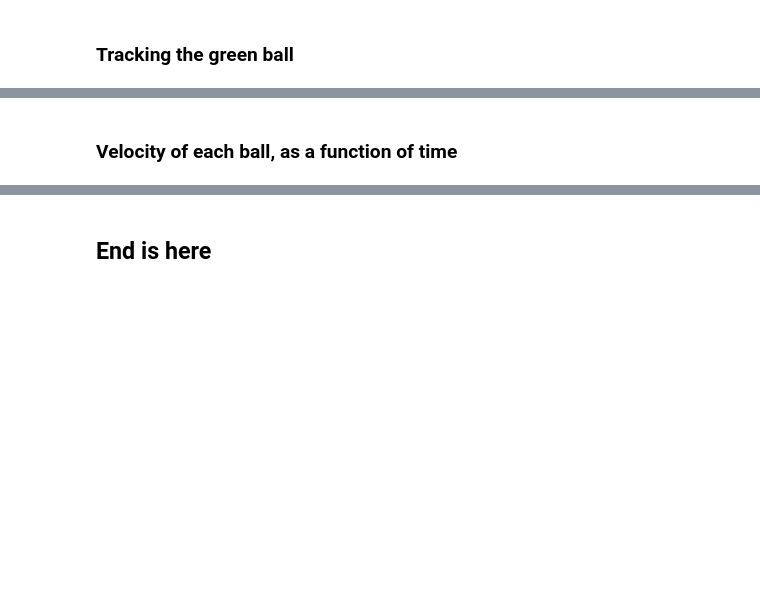
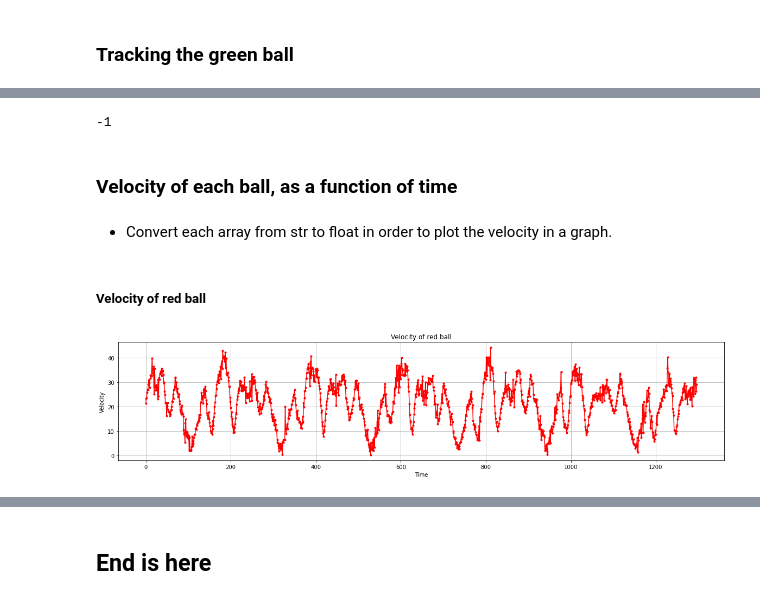
Before and after one commit to GayaGorodecki/JugglingTracker_Python, a Jupyter notebook: Juggling_Project.ipynb, the cells around one changed output, grey strips where cells are left out. Drawn from its saved outputs; the diff is of its cells as text; code cells hidden in the pictures; blank space fills up the shorter version.

```diff
--- a/Juggling_Project.ipynb
+++ b/Juggling_Project.ipynb
@@ -175,16 +267,17 @@ print(len(ballContours))
 # %%
 def blueDraw(blueMask):
+
     contours, _ = cv2.findContours(blueMask, cv2.RETR_EXTERNAL, cv2.CHAIN_APPROX_SIMPLE)
     ballContours = []
     for i in range(len(contours)):
         M = cv2.moments(contours[i])
-        if (M['m00'])>100:
+        if (M['m00'])>120: # contourArea
             ballContours.append(contours[i])
             blueBall = ballContours[0]
             (x,y),_ = cv2.minEnclosingCircle(blueBall)
             center = (int(x),int(y))
-            cv2.circle(frame,center,radiusBlue,(255,255,255),2, lineType=cv2.LINE_AA)
-            cv2.imshow('Blue',frame) # display frame in a window
+            cv2.circle(frame,center,radiusBlue,(255,255,255),2,lineType=cv2.LINE_AA)
+
     return (x,y)
 # %%
 cap = cv2.VideoCapture('P4_juggling.mov')
@@ -328,14 +425,16 @@ cv2.waitKey(1)
 # %%
 def build_mask(frame):
+
     redMask = buildRedMask(frame)
-    blueMask = buildBlueMask(frame)
+    blueMask = buildBlueMaskForTracking(frame)
     greenMask = buildGreenMask(frame)
+
     return redMask, blueMask, greenMask
 # %%
 def draw_overlay(redMask, blueMask, greenMask):
+
     (x_red,y_red) = redDraw(redMask)
-#     (x_blue,y_blue) = blueDraw(blueMask)
+    (x_blue,y_blue) = blueDraw(blueMask)
     (x_green,y_green) = greenDraw(greenMask)
 
-    return (x_red,y_red), (x_green,y_green)
-#     return (x_red,y_red), (x_blue,y_blue), (x_green,y_green)
+    return (x_red,y_red), (x_blue,y_blue), (x_green,y_green)
@@ -416,6 +535,13 @@ def putVelocity(img, text, org):
     cv2.putText(img, text, org, font, font_size, font_color, 1, cv2.LINE_AA)
 # %%
 cap = cv2.VideoCapture('P4_juggling.mov')
+
+# # output video settings (metadata of the file)
+# W = int(cap.get(cv2.CAP_PROP_FRAME_WIDTH))
+# H = int(cap.get(cv2.CAP_PROP_FRAME_HEIGHT))
+# FPS = cap.get(cv2.CAP_PROP_FPS)
+# fourcc = cv2.VideoWriter_fourcc(*'mp4v')
+# out = cv2.VideoWriter('juggling_Velocities.mp4', fourcc, FPS, (W, H))
 
 fps = (cap.get(cv2.CAP_PROP_FPS) / 100)
 
@@ -427,8 +553,7 @@ velocity_green_arr = []
 ret, frame = cap.read()
 if ret == True:
     redMask, blueMask, greenMask = build_mask(frame)
-    (x_red,y_red), (x_green,y_green) = draw_overlay(redMask, blueMask, greenMask)
-#     (x_red,y_red), (x_blue,y_blue), (x_green,y_green) = draw_overlay(redMask, blueMask, greenMask)
+    (x_red,y_red), (x_blue,y_blue), (x_green,y_green) = draw_overlay(redMask, blueMask, greenMask)
 
 while(True):
     ret ,frame = cap.read()
@@ -436,25 +561,25 @@ while(True):
         redMask, blueMask, greenMask = build_mask(frame)
 
         (old_X_red,old_Y_red) = (x_red,y_red)
-#         (old_X_blue,old_Y_blue) = (x_blue,y_blue)
+        (old_X_blue,old_Y_blue) = (x_blue,y_blue)
         (old_X_green,old_Y_green) = (x_green,y_green)
 
-        (x_red,y_red), (x_green,y_green) = draw_overlay(redMask, blueMask, greenMask)
-#         (x_red,y_red), (x_blue,y_blue), (x_green,y_green) = draw_overlay(redMask, blueMask, greenMask)
+        (x_red,y_red), (x_blue,y_blue), (x_green,y_green) = draw_overlay(redMask, blueMask, greenMask)
 
         VelocityRed = '%.2f' % (calcDist(old_X_red,old_Y_red,x_red,y_red) / fps)
-#         VelocityBlue = '%.2f' % (calcDist(old_X_blue,old_Y_blue,x_blue,y_blue) / fps)
+        VelocityBlue = '%.2f' % (calcDist(old_X_blue,old_Y_blue,x_blue,y_blue) / fps)
         VelocityGreen = '%.2f' % (calcDist(old_X_green,old_Y_green,x_green,y_green) / fps)
 
         velocity_red_arr.append(VelocityRed)
-#         velocity_blue_arr.append(VelocityBlue)
+        velocity_blue_arr.append(VelocityBlue)
         velocity_green_arr.append(VelocityGreen)
 
         putVelocity(frame, VelocityRed,(int(x_red+15),int(y_red+5)))
-#         putVelocity(frame, VelocityBlue,(int(x_blue+15),int(y_blue+5)))
+        putVelocity(frame, VelocityBlue,(int(x_blue+15),int(y_blue+5)))
         putVelocity(frame, VelocityGreen,(int(x_green+15),int(y_green+5)))
 
         cv2.imshow('Track-all',frame) # display frame in a window
+#         out.write(frame)  # write frame to output file (must be in BGR !!)
 
         k = cv2.waitKey(1) & 0xff
         if k == 27:
@@ -463,19 +588,28 @@ while(True):
         break
 
 cap.release() # release input video
+# out.release()  # release output video
 cv2.destroyAllWindows() # delete output window
 cv2.waitKey(1)
+# %% [output]
+-1
 # %% [markdown]
 ### Velocity of each ball, as a function of time
+# %% [markdown]
+- Convert each array from str to float in order to plot the velocity in a graph.
+# %% [markdown]
+##### Velocity of red ball
 # %%
 v_red = []
 for i in velocity_red_arr:
     v_red.append(float(i))
 
 plt.figure(figsize=(20,4))
-plt.plot(v_red,'.-');
+plt.plot(v_red,'.-', color="r");
 plt.title("Velocity of red ball")
 plt.ylabel("Velocity")
 plt.xlabel("Time")
 plt.grid()
 plt.show()
+# %% [output]
+[figure, added]
```
Also changed, not shown: parts of 34 cells of this notebook.
